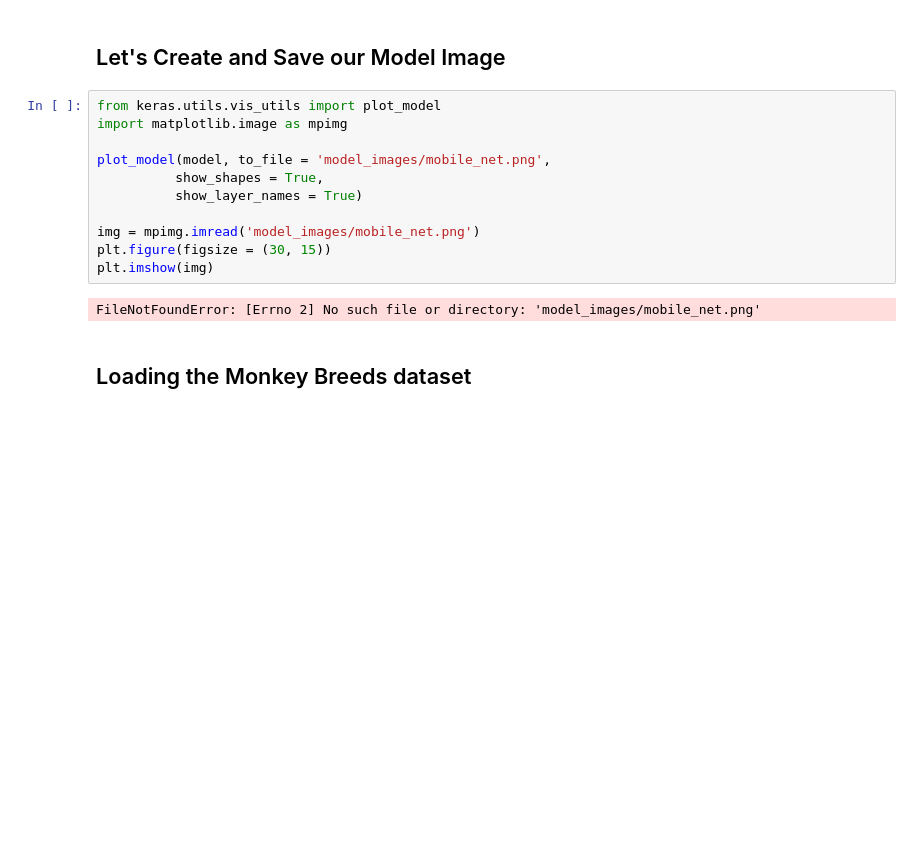
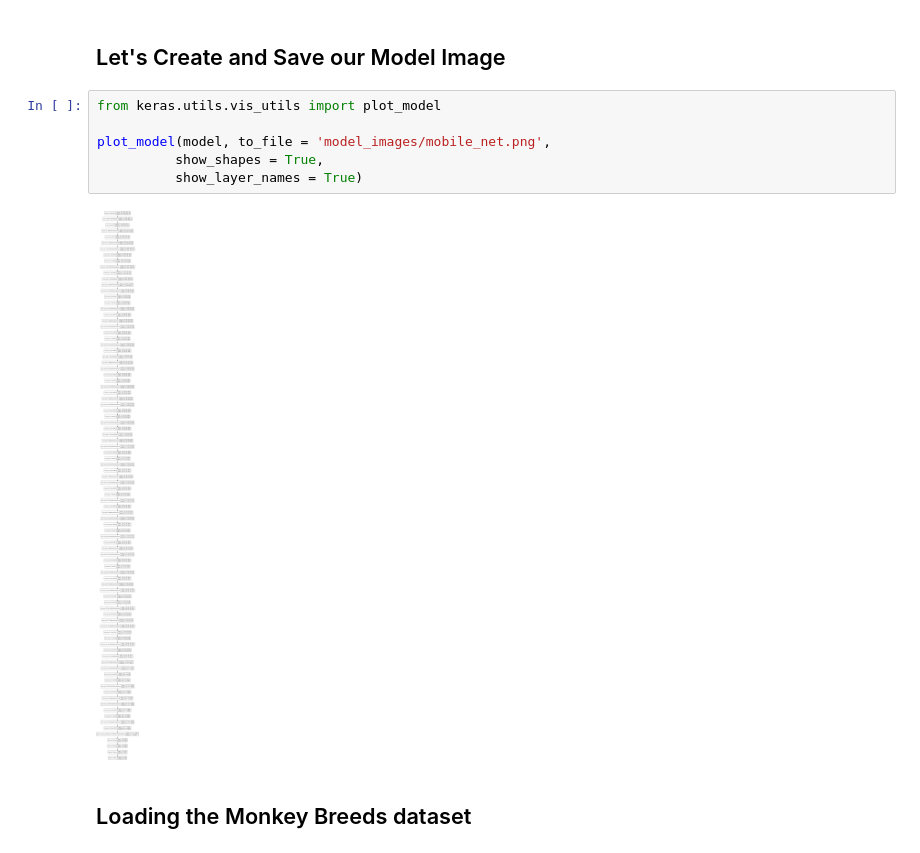
Before and after one commit to prateekb1912/monkey_breed_classifier, a Jupyter notebook: Building a Monkey Breed Classifier with MobileNet.ipynb, the cells around one changed output. Drawn from its saved outputs; the diff is of its cells as text; blank space fills up the shorter version.

```diff
--- a/Building a Monkey Breed Classifier with MobileNet.ipynb
+++ b/Building a Monkey Breed Classifier with MobileNet.ipynb
@@ -93,17 +93,12 @@ None
 ## Let's Create and Save our Model Image
 # %%
 from keras.utils.vis_utils import plot_model
-import matplotlib.image as mpimg
 
 plot_model(model, to_file = 'model_images/mobile_net.png',
           show_shapes = True,
           show_layer_names = True)
-
-img = mpimg.imread('model_images/mobile_net.png')
-plt.figure(figsize = (30, 15))
-plt.imshow(img)
 # %% [output]
-FileNotFoundError: [Errno 2] No such file or directory: 'model_images/mobile_net.png'
+[figure, added]
 # %% [markdown]
 ## Loading the Monkey Breeds dataset
 # %%
```
Also changed, not shown: parts of 2 cells of this notebook, 1 other file.
